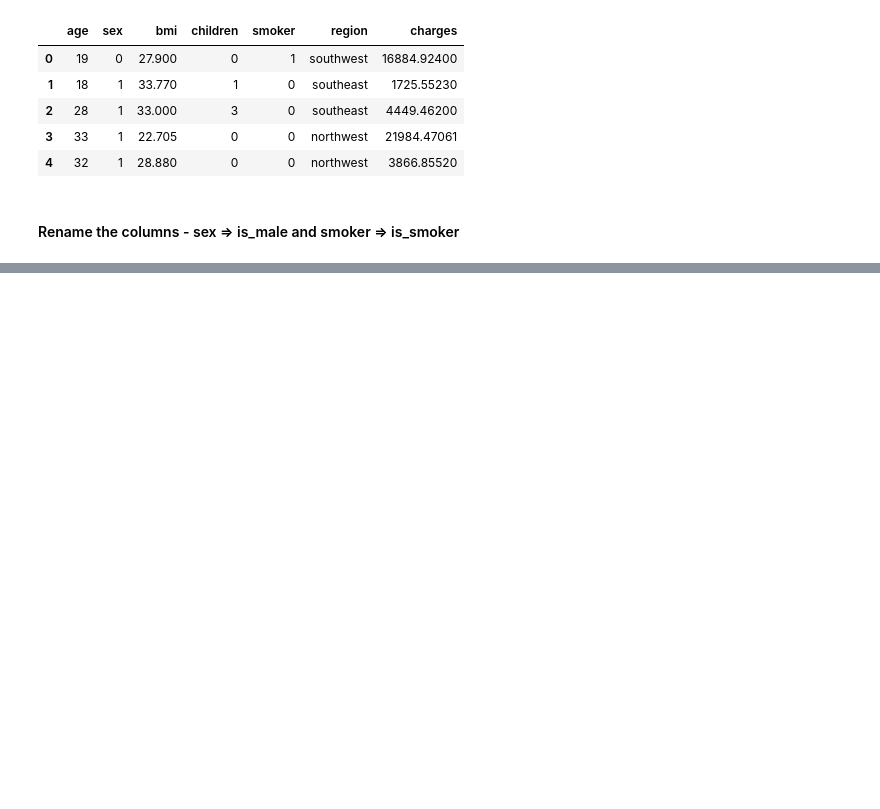
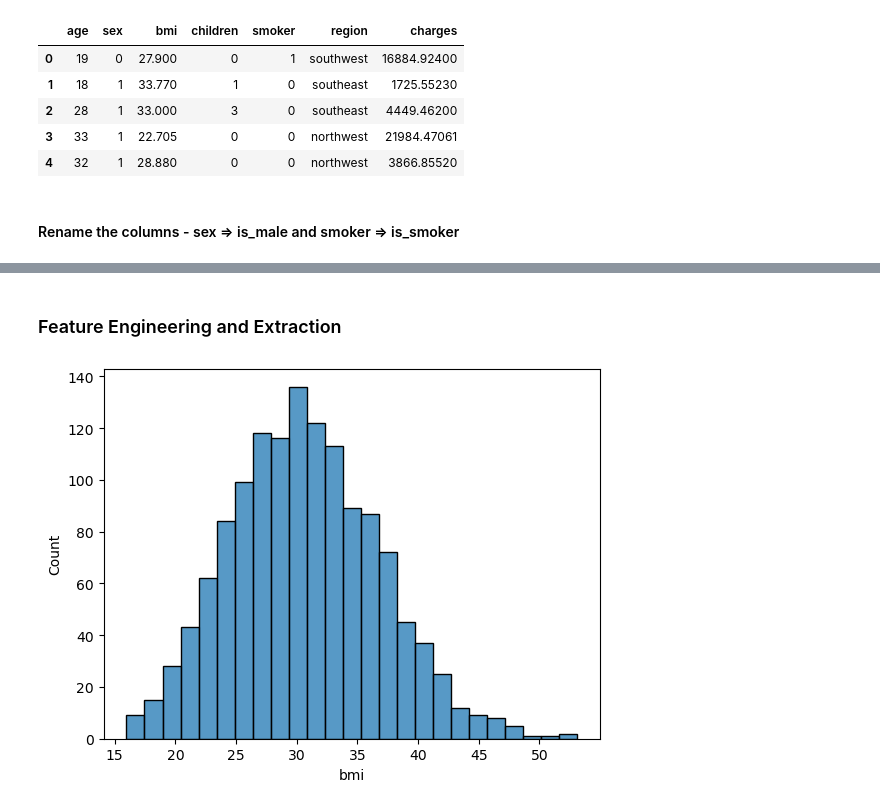
Before and after one commit to krishkumar4400/ai-ml-journy, a Jupyter notebook: 02_data_analysis/EDA/EDA_insurance_dataset/app.ipynb, the cells around one changed output, grey strips where cells are left out. Drawn from its saved outputs; the diff is of its cells as text; code cells hidden in the pictures; blank space fills up the shorter version.

```diff
--- a/02_data_analysis/EDA/EDA_insurance_dataset/app.ipynb
+++ b/02_data_analysis/EDA/EDA_insurance_dataset/app.ipynb
@@ -276,0 +336,7 @@ df_cleaned
+# %% [markdown]
+### Feature Engineering and Extraction
+# %%
+sns.histplot(df['bmi'])
+plt.show()
+# %% [output]
+[figure, added]
```
Also changed, not shown: parts of 35 cells of this notebook.
